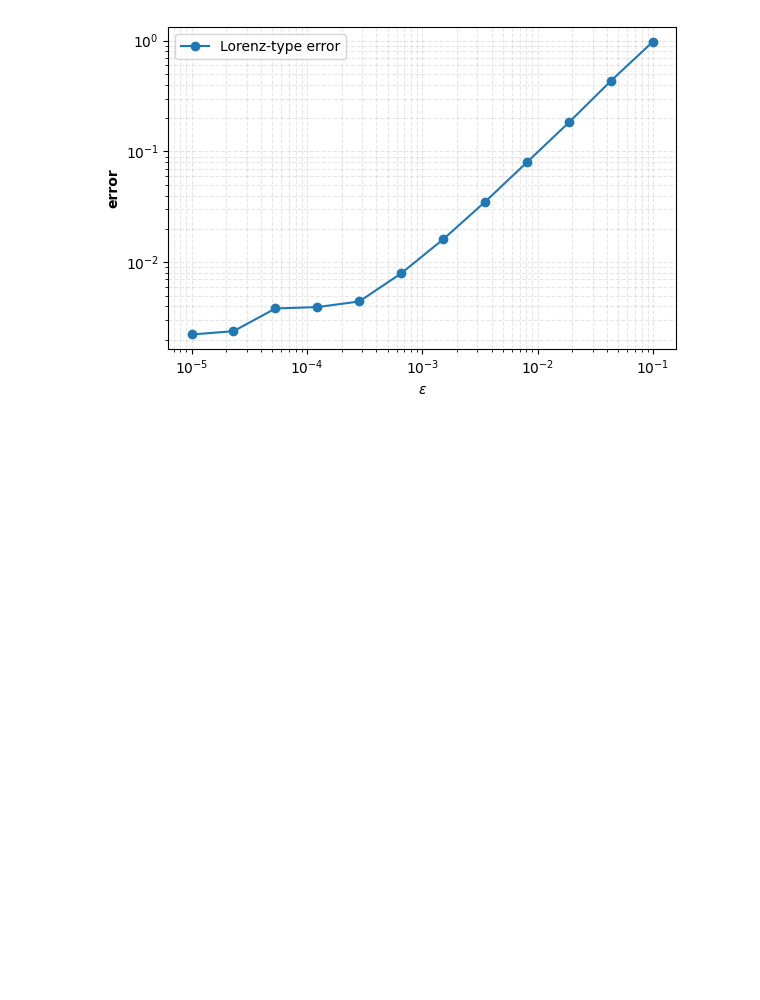
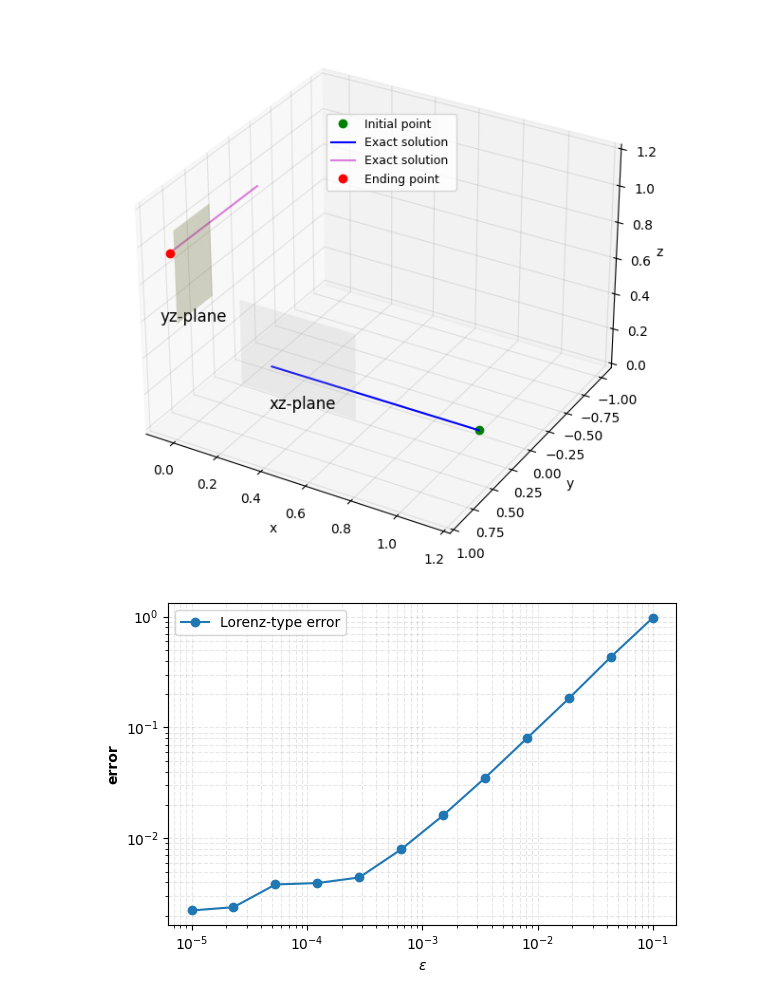
Before and after one commit to Hamid-Mofidi/PINNs_on_Multiple_timescale_dynamics, a Jupyter notebook: Examples8/GSPINNs-lorenz-error.ipynb, the cells around one changed output. Cells and saved outputs as stored; diff of their text form; code cells hidden in the pictures; blank space fills up the shorter version.

```diff
--- a/Examples8/GSPINNs-lorenz-error.ipynb
+++ b/Examples8/GSPINNs-lorenz-error.ipynb
@@ -493,3 +850,64 @@ print("Maximum of all maximum errors:", MAX_of_max)
+# %%
+nn = 7
+fig = plt.figure(figsize=(12, 6))
+ax = fig.add_subplot(111, projection='3d')
+
+ax.plot(x_init, y_init, z_init, 'go', label='Initial point')
+
+# Plotting fast system
+ax.plot(x_exact_fast[:nn], y_exact_fast[:nn], z_exact_fast[:nn], 'b-', label='Exact solution ')
+
+# Plotting fast system continuation
+ax.plot(x_exact_fast2[:nn]  , y_exact_fast2[:nn]  , z_exact_fast2[:nn] , 'm-', label='Exact solution ', alpha=0.5)
+
+# Plotting slow system initial point
+ax.plot(x_end, y_end, z_end, 'ro', label='Ending point')
+
+
+# Plotting the xz-plane
+x_plane = np.linspace(0-0.2, 0.55-0.2, 100)
+z_plane = np.linspace(-0.3, 0.2, 100)
+X_plane, Z_plane = np.meshgrid(x_plane, z_plane)
+Y_plane = np.zeros_like(X_plane) -0.25
+ax.plot_surface(X_plane, Y_plane, Z_plane, alpha=0.2, color='lightgrey')
+
+# Plotting the yz-plane
+y_plane = np.linspace(0+0.55, 0.4+0.55, 100)
+z_plane = np.linspace(0.6, 1.1, 100)
+Y_plane, Z_plane = np.meshgrid(y_plane, z_plane)
+X_plane = np.zeros_like(Z_plane)
+ax.plot_surface(X_plane, Y_plane, Z_plane, alpha=0.3,  color=(1.0, 1.0, 0.5))
+
+# Annotation for xz-plane using LaTeX
+ax.text(0.35, 0+0.8, 0.2, r"xz-plane", color='black', fontsize=12, ha='left')
+
+# Annotation for yz-plane using LaTeX
+ax.text(0, 0.4, 1.1-0.7, r"yz-plane", color='black', fontsize=12, ha='right')
+
+ax.set_xlabel('x')
+ax.set_ylabel('y')
+ax.set_zlabel('z', labelpad=-1)
+#ax.set_title('Combined Fast and Slow Systems')
+#ax.legend()
+ax.legend(prop={'size': 9}, bbox_to_anchor=(0.66, 0.85))
+ax.invert_yaxis()
+
+# Set bounds for x, y, and z-axes
+ax.set_xlim(-.1, 1.2)
+ax.set_ylim(1, -1.1)
+ax.set_zlim(0, 1.2)
+
+ax.xaxis._axinfo['grid'].update(color=(0.1, 0.1, 0.1, 0.1))
+ax.yaxis._axinfo['grid'].update(color=(0.1, 0.1, 0.1, 0.1))
+ax.zaxis._axinfo['grid'].update(color=(0.1, 0.1, 0.1, 0.1))
+
+# Rotating the figure by 20 degrees
+#ax.view_init(elev=20, azim=30)
+
+plt.tight_layout()
+plt.show()
+# %% [output]
+[figure, added]
 # %%
 import numpy as np
 import matplotlib.pyplot as plt
```
Also changed, not shown: parts of 12 cells of this notebook.
